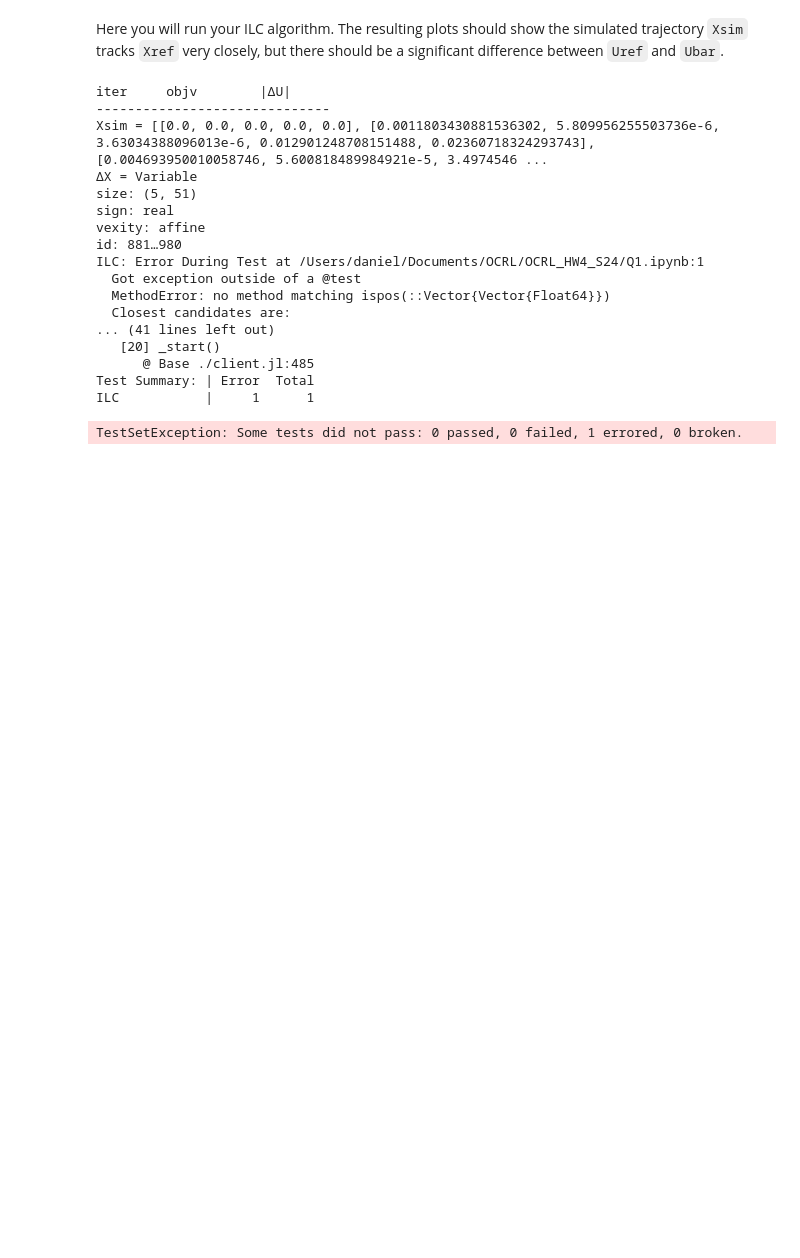
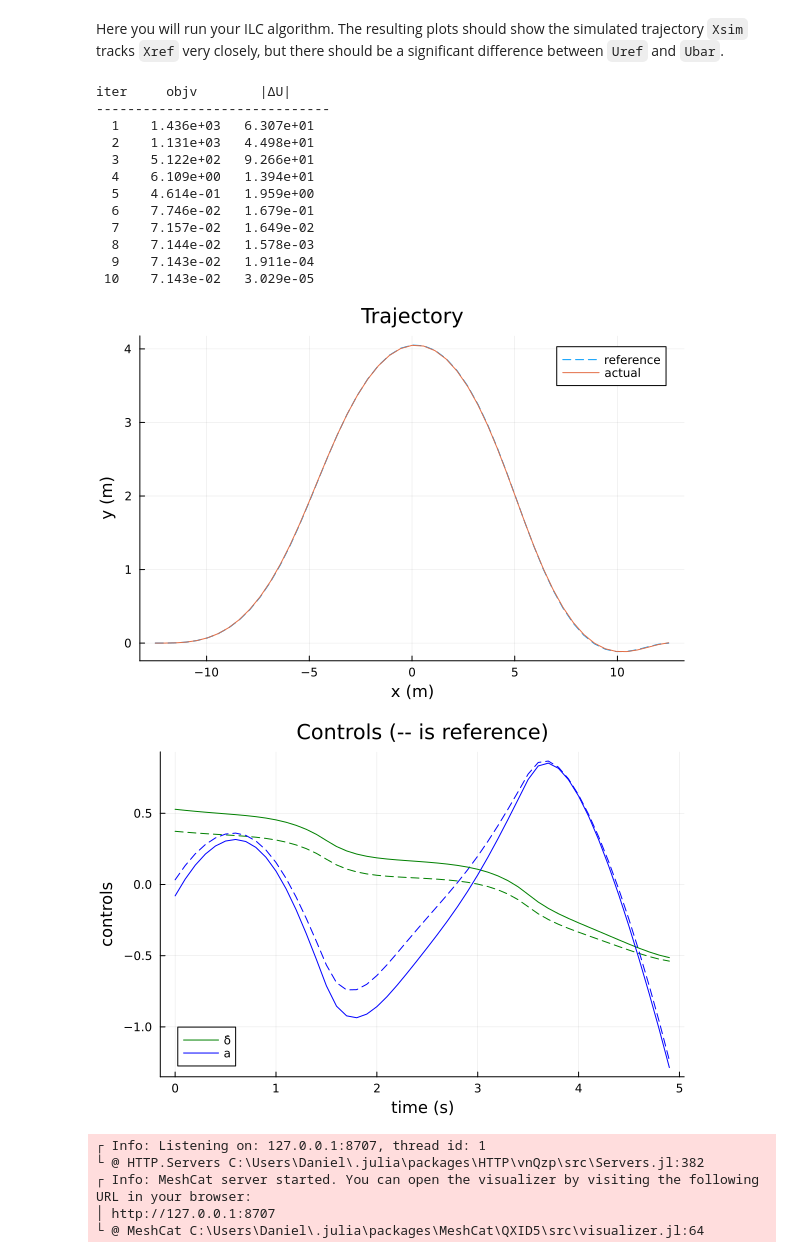
Before and after one commit to Astronauty/OCRL_HW4_S24, a Jupyter notebook: Q1.ipynb, the cells around one changed output. Saved outputs shown, nothing was run; the diff lists cells and outputs as text; code cells hidden in the pictures; blank space fills up the shorter version.

```diff
--- a/Q1.ipynb
+++ b/Q1.ipynb
@@ -274,14 +266,46 @@ tf = 5.0
 t_vec = 0:dt:tf
 N = length(t_vec)
 
-ΔX = cvx.Variable(nx, N)
-ΔU = cvx.Variable(nu, N-1)
+ΔX = cvx.Variable(nx, N);
+ΔU = cvx.Variable(nu, N-1);
+
+# optimal trajectory computed offline with approximate model
+Xref, Uref = load_car_trajectory()
+
+# initial and terminal conditions
+xic = Xref[1]
+xg = Xref[N]
+
+# LQR tracking cost to be used in ILC
+Q = diagm([1,1,.1,.1,.1])
+R = .1*diagm(ones(nu))
+Qf = 1*diagm(ones(nx))
+
+# load all useful things into params
+model = (L = 2.8, lr = 1.6)
+
+params = (Q = Q, R = R, Qf = Qf,xic = xic, xg = xg, Xref=Xref,Uref=Uref,
+        dt = dt,
+        N = N,
+        model = model)
+
+
+# this holds the sim trajectory (with real dynamics)
+Xsim = [zeros(nx) for i = 1:N]
+
+# this is the feedforward control ILC is updating
+Ubar = [zeros(nu) for i = 1:(N-1)]
+Ubar .= Uref # initialize Ubar with Uref
 
 
 
 # TODO: calculate Jacobians
-# As = [FD.jacobian(dx -> rk4(model, estimated_car_dynamics, dx, Uref[k], dt), Xref[k]) for k = 1:N-1]
-# Bs = [FD.jacobian(du -> rk4(model, estimated_car_dynamics, Xref[k], du, dt), Uref[k]) for k = 1:N-1]
+As = [FD.jacobian(dx -> rk4(model, estimated_car_dynamics, dx, Uref[k], dt), Xref[k]) for k = 1:N-1];
+Bs = [FD.jacobian(du -> rk4(model, estimated_car_dynamics, Xref[k], du, dt), Uref[k]) for k = 1:N-1];
+
+for k = 1:(N-1)
+    Xsim[k+1] = rk4(model, true_car_dynamics, Xsim[k], Ubar[k], dt)
+end
 # %% [output]
 size(Xref) = (51,)
 size(Uref) = (50,)
@@ -326,6 +345,7 @@ Here you will run your ILC algorithm. The resulting plots should show the simula
 
     # this holds the sim trajectory (with real dynamics)
     Xsim = [zeros(nx) for i = 1:N]
+    Xsim[1] = Xref[1]
 
     # this is the feedforward control ILC is updating
     Ubar = [zeros(nu) for i = 1:(N-1)]
@@ -370,46 +390,47 @@ Here you will run your ILC algorithm. The resulting plots should show the simula
     Urefm = hcat(Uref...)
     plot(Xrefm[1,:], Xrefm[2,:], ls = :dash, label = "reference",
          xlabel = "x (m)", ylabel = "y (m)", title = "Trajectory")
     display(plot!(Xm[1,:], Xm[2,:], label = "actual"))
 
     plot(t_vec[1:end-1], Urefm', ls = :dash, lc = [:green :blue],label = "",
          xlabel = "time (s)", ylabel = "controls", title = "Controls (-- is reference)")
     display(plot!(t_vec[1:end-1], Um', label = ["δ̇" "a"], lc = [:green :blue]))
 
     # animation
     vis = Visualizer()
     vis_traj!(vis, :traj, [[x[1],x[2],0.1] for x in Xsim]; R = 0.02)
     build_car!(vis[:car])
     anim = mc.Animation(floor(Int,1/dt))
     for k = 1:N
         mc.atframe(anim, k) do
             update_car_pose!(vis[:car], Xsim[k])
         end
     end
     mc.setanimation!(vis, anim)
     display(render(vis))
 
     # ----------testing-------------
     @test 0.1 <= sum(norm.(Xsim - Xref)) <= 1.0 # should be ~0.7
     @test 5 <=  sum(norm.(Ubar - Uref)) <= 10 # should be ~7.7
 
 end
 # %% [output]
 iter     objv        |ΔU|
 ------------------------------
-Xsim = [[0.0, 0.0, 0.0, 0.0, 0.0], [0.0011803430881536302, 5.809956255503736e-6, 3.63034388096013e-6, 0.012901248708151488, 0.02360718324293743], [0.004693950010058746, 5.600818489984921e-5, 3.4974546 ...
-ΔX = Variable
-size: (5, 51)
-sign: real
-vexity: affine
-id: 881…980
-ILC: Error During Test at /Users/daniel/Documents/OCRL/OCRL_HW4_S24/Q1.ipynb:1
-  Got exception outside of a @test
-  MethodError: no method matching ispos(::Vector{Vector{Float64}})
-  Closest candidates are:
-... (41 lines left out)
-   [20] _start()
-      @ Base ./client.jl:485
-Test Summary: | Error  Total
-ILC           |     1      1
+  1    1.436e+03   6.307e+01
+  2    1.131e+03   4.498e+01
+  3    5.122e+02   9.266e+01
+  4    6.109e+00   1.394e+01
+  5    4.614e-01   1.959e+00
+  6    7.746e-02   1.679e-01
+  7    7.157e-02   1.649e-02
+  8    7.144e-02   1.578e-03
+  9    7.143e-02   1.911e-04
+ 10    7.143e-02   3.029e-05
+[figure, added]
+[figure, added]
-TestSetException: Some tests did not pass: 0 passed, 0 failed, 1 errored, 0 broken.
+┌ Info: Listening on: 127.0.0.1:8707, thread id: 1
+└ @ HTTP.Servers C:\Users\Daniel\.julia\packages\HTTP\vnQzp\src\Servers.jl:382
+┌ Info: MeshCat server started. You can open the visualizer by visiting the following URL in your browser:
+│ http://127.0.0.1:8707
+└ @ MeshCat C:\Users\Daniel\.julia\packages\MeshCat\QXID5\src\visualizer.jl:64
```
Also changed, not shown: parts of 4 cells of this notebook, 2 other files.
